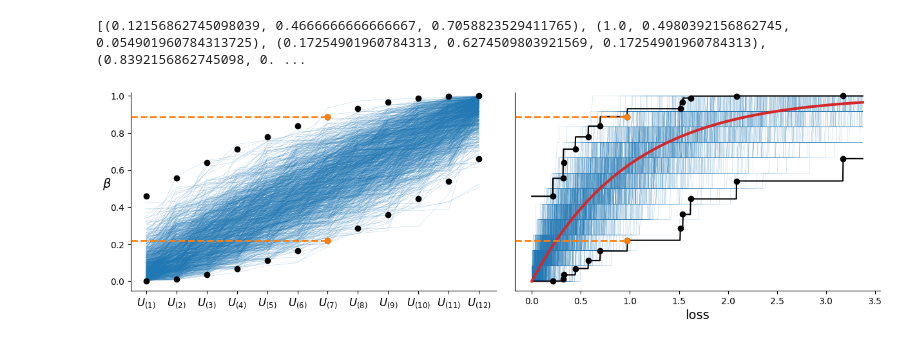
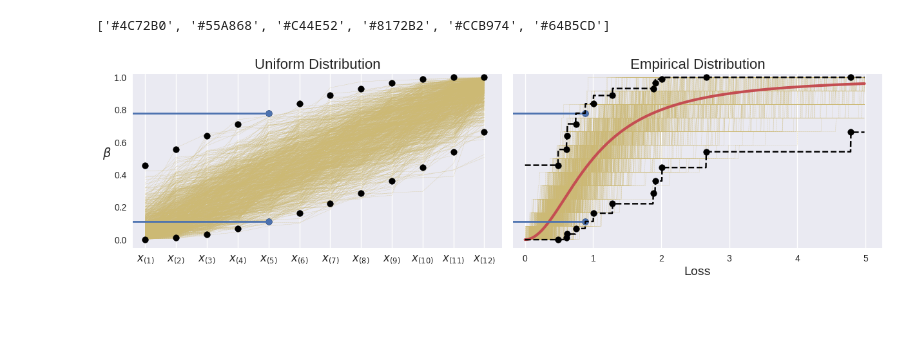
Before and after one commit to thomaspzollo/functional_uq, a Jupyter notebook: notebooks/fuq_figure_2.ipynb, the cells around one changed output. Saved outputs shown, nothing was run; the diff lists cells and outputs as text; code cells hidden in the pictures; blank space fills up the shorter version.

```diff
--- a/notebooks/fuq_figure_2.ipynb
+++ b/notebooks/fuq_figure_2.ipynb
@@ -35,7 +35,6 @@ def get_upper_from_lower(L):
         U[i] = 1-L[ind]
     return U
 # %%
-# dist = scipy.stats.fisk(2)
-dist = scipy.stats.gamma(1)
+dist = scipy.stats.fisk(2)
 m = 1000
 delta = 0.05
@@ -138,9 +41,11 @@ plt.show()
 # %%
 np.random.seed(1234)
+color_idx = -8
 
-plt.rcParams["figure.figsize"] = [15., 4]
+plt.rcParams["figure.figsize"] = [15., 3.5]
 fig, ax = plt.subplots(1, 2)
-pal = sns.color_palette("tab10", 10)
+# pal = sns.color_palette("tab10", 10)
+pal = plt.rcParams['axes.prop_cycle'].by_key()['color']
 
 print(pal)
 
@@ -167,66 +72,76 @@ b_padded = np.concatenate([np.zeros(1), b])
 u_bound = get_upper_from_lower(b)
 u_bound_padded = np.concatenate([u_bound, np.ones(1)])
 
-c1 = pal[0]
-c2 = pal[1]
-c3 = pal[3]
+c1 = pal[4]
+c2 = pal[0]
+c3 = pal[2]
 
-color_idx = -6
+
 
 U = np.random.rand(m, n)
 U_sorted = np.sort(U, axis=-1)
 for j in range(m):
-    ax1.plot(i, U_sorted[j], '-', color=c1, lw=0.1, zorder=1)
+    ax1.plot(i, U_sorted[j], '--', color=c1, lw=0.2, zorder=1)
 
 ax1.scatter(i, b, color="k", zorder=2, label="$U_{(i)}, l_i$")
 ax1.scatter(i, u_bound, color="k", zorder=2, label="$U_{(i)}, u_i$")
 
 ax1.scatter(i[color_idx], b[color_idx], color=c2, zorder=1000)
-ax1.plot([0.5,i[color_idx]],[b[color_idx],b[color_idx]], "--", color=c2, linewidth=2.0, zorder=1000)
+ax1.plot([0.5,i[color_idx]],[b[color_idx],b[color_idx]], "-", color=c2, linewidth=2.0, zorder=1000)
 
 ax1.scatter(i[color_idx], u_bound[color_idx], color=c2, zorder=1000)
-ax1.plot([0.5,i[color_idx]],[u_bound[color_idx],u_bound[color_idx]], "--", color=c2, linewidth=2.0, zorder=1000)
+ax1.plot([0.5,i[color_idx]],[u_bound[color_idx],u_bound[color_idx]], "-", color=c2, linewidth=2.0, zorder=1000)
 
 ax1.set_ylim(ymax=1.02)
 ax1.set_xticks(i)
-ax1.set_xticklabels(["$U_{({" + str(j) + "})}$" for j in i], fontsize=12)
-ax1.set_ylabel(r"$\beta$", fontsize=14, rotation=0)
+ax1.set_xticklabels(["$x_{({" + str(j) + "})}$" for j in i], fontsize=12)
+ax1.set_ylabel(r"$\beta$   ", fontsize=14, rotation=0)
 ax1.set_xlim(0.5,None)
 # ax1.legend(loc="lower right", fontsize=14)
 
 for j in range(m):
-    ax2.plot(t,ecdf(t,X_empirical[j]), color=c1, lw=0.1, zorder=1)
+    ax2.plot(t,ecdf(t,X_empirical[j]), '--', color=c1, lw=0.2, zorder=1)
 
 ax2.scatter(X_sorted, b, color="k", label="$X_{(i)}, l_i$")
 ax2.scatter(X_sorted, u_bound, color="k", label="$X_{(i)}, u_i$")
 
 ax2.scatter(X_sorted[color_idx], b[color_idx], color=c2, zorder=1000)
-ax2.plot([-0.175,X_sorted[color_idx]],[b[color_idx],b[color_idx]], "--", color=c2, linewidth=2.0, zorder=1000)
+ax2.plot([-0.175,X_sorted[color_idx]],[b[color_idx],b[color_idx]], "-", color=c2, linewidth=2.0, zorder=1000)
 
 ax2.scatter(X_sorted[color_idx], u_bound[color_idx], color=c2, zorder=1000)
-ax2.plot([-0.175,X_sorted[color_idx]],[u_bound[color_idx],u_bound[color_idx]], "--", color=c2, linewidth=2.0, zorder=1000)
-
+ax2.plot([-0.175,X_sorted[color_idx]],[u_bound[color_idx],u_bound[color_idx]], "-", color=c2, linewidth=2.0, zorder=1000)
 
 ax2.plot(t, dist.cdf(t), label=r"$F$", color=c3, linewidth=3.0, zorder=100)
 
-ax2.plot(t, [b_padded[bisect_left(X_sorted, v)] for v in t], color="k", label="$L$")
-ax2.plot(t, [u_bound_padded[bisect_left(X_sorted, v)] for v in t], color="k", label="$U$")
+ax2.plot(t, [b_padded[bisect_left(X_sorted, v)] for v in t], "--", color="k", label="$L$", zorder=1001)
+ax2.plot(t, [u_bound_padded[bisect_left(X_sorted, v)] for v in t], "--", color="k", label="$U$", zorder=1001)
 
 ax2.set_ylim(ymax=1.02)
-ax2.set_xlim(-0.175,None)
+# ax2.set_xlim(-0.175,None)
 # ax2.legend(loc="lower right", fontsize=14)
 # ax2.set_title("n={}".format(n), fontsize=14)
 
 ##################################################
 ##################################################
 ax1.get_shared_y_axes().join(ax1, ax2)
 ax2.yaxis.set_major_locator(plt.NullLocator())
-ax2.set_xlabel("loss", fontsize=14)
+ax2.set_xlabel("Loss", fontsize=14)
+
+ax1.set_xlim(0.6,None)
+ax2.set_xlim(-0.175,None)
+
+ax1.grid(False)
+ax2.grid(False)
+
+ax1.grid(axis='x')
+ax2.grid(axis='x')
+ax1.set_title("Uniform Distribution", fontsize=16)
+ax2.set_title("Empirical Distribution", fontsize=16)
 
 sns.despine()
-plt.subplots_adjust(wspace=0.05, hspace=0)
-plt.savefig("../plots/fuq_figure_2.png", dpi=300, bbox_inches="tight")
+plt.subplots_adjust(wspace=0.03, hspace=0)
+plt.savefig("../plots/synthetic/fuq_figure_2.png", dpi=300, bbox_inches="tight")
 plt.show()
 # %% [output]
-[(0.12156862745098039, 0.4666666666666667, 0.7058823529411765), (1.0, 0.4980392156862745, 0.054901960784313725), (0.17254901960784313, 0.6274509803921569, 0.17254901960784313), (0.8392156862745098, 0. ...
+['#4C72B0', '#55A868', '#C44E52', '#8172B2', '#CCB974', '#64B5CD']
-[figure, old version]
+[figure, new version]
```
Also changed, not shown: parts of 1 cell of this notebook.
